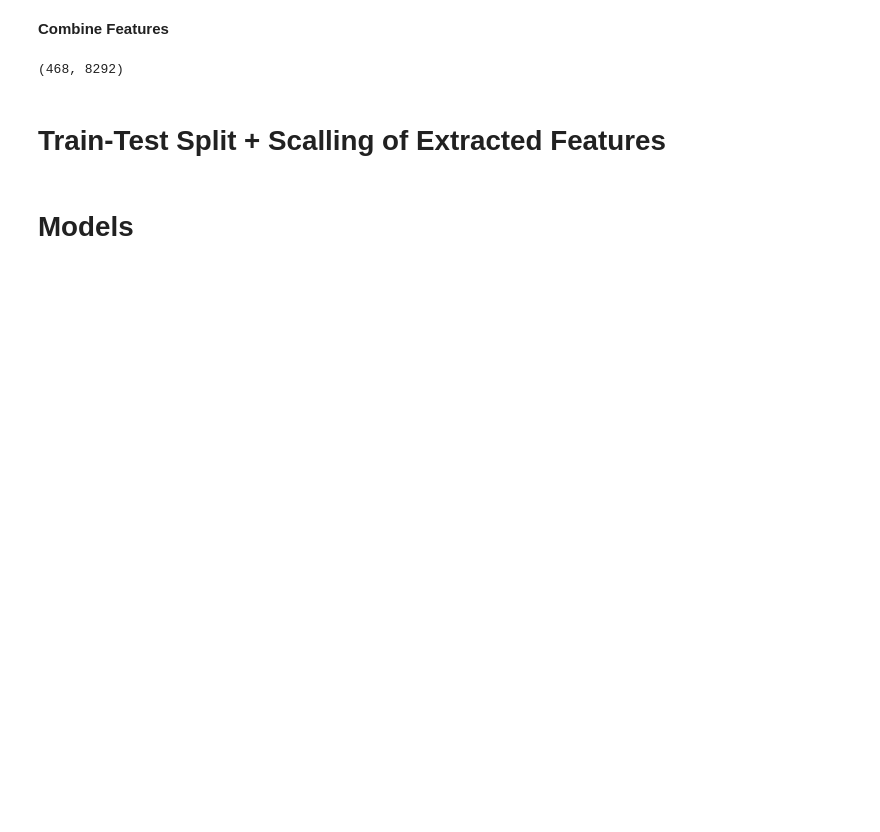
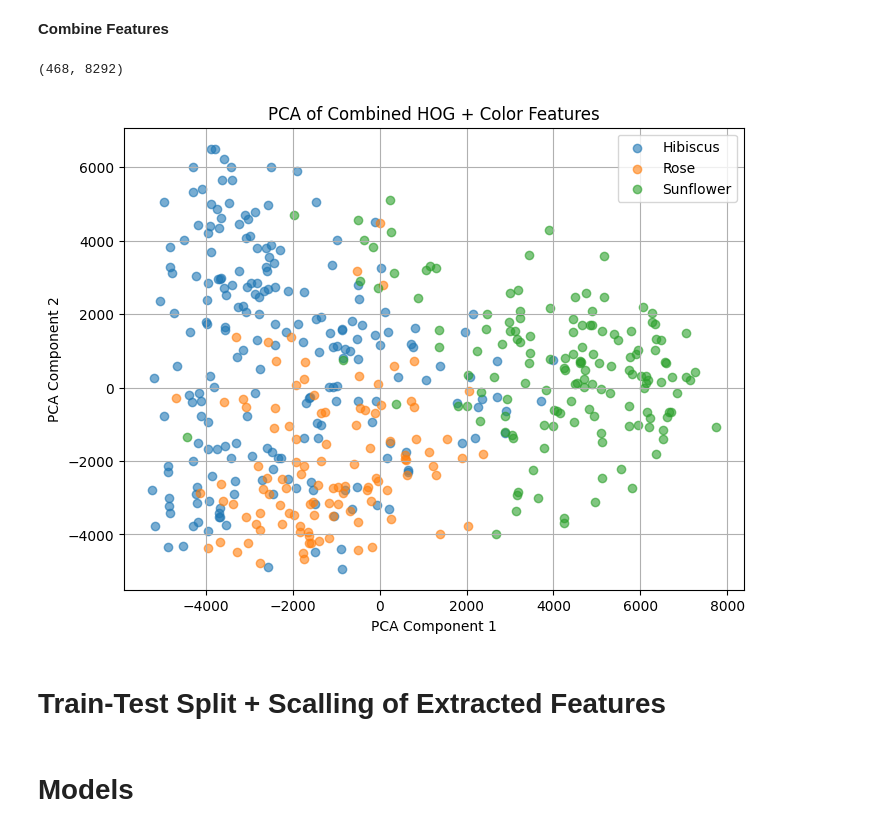
Before and after one commit to shree1an/Flower-Detection-System, a Jupyter notebook: 23047625_Shreejan_Giri.ipynb, the cells around one changed output. Cells and saved outputs as stored; diff of their text form; code cells hidden in the pictures; blank space fills up the shorter version.

```diff
--- a/23047625_Shreejan_Giri.ipynb
+++ b/23047625_Shreejan_Giri.ipynb
@@ -158,12 +277,55 @@ print(extract_color_features(images, bins=32).shape)
 # %% [markdown]
 **Combine Features**
-# %%
-hog_features = extract_hog_features(images)
-color_features = extract_color_features(images)
-
-X_features = np.hstack((hog_features, color_features))
-print(X_features.shape)
-# %% [output]
-(468, 8292)
+# %%
+# Combine HOG features (shape & texture information)
+# with color features (color distribution information)
+# Feature fusion is done by horizontally stacking both feature vectors
+X_features = np.hstack((hog_features, color_features))
+
+# Print the final feature matrix shape
+# Rows   -> number of images
+# Columns-> total combined features (HOG + Color)
+print(X_features.shape)
+# %% [output]
+(468, 8292)
+# %%
+# ---------------- PCA for Dimensionality Reduction ----------------
+# We use PCA to reduce the high-dimensional combined feature vectors
+# (HOG + color histograms) to 2 dimensions for visualization
+from sklearn.decomposition import PCA
+
+# Initialize PCA to 2 components for 2D plotting
+pca = PCA(n_components=2)
+
+# Fit PCA on combined features and transform them
+X_pca = pca.fit_transform(X_features)
+
+# ---------------- Scatter Plot of PCA Components ----------------
+plt.figure(figsize=(8,6))
+
+# Plot each flower class in the PCA space
+for i, class_name in enumerate(class_names):
+    plt.scatter(
+        X_pca[labels == i, 0],  # PCA component 1
+        X_pca[labels == i, 1],  # PCA component 2
+        label=class_name,       # Class label for legend
+        alpha=0.6               # Transparency for better visibility
+    )
+
+# Label axes and title
+plt.xlabel("PCA Component 1")
+plt.ylabel("PCA Component 2")
+plt.title("PCA of Combined HOG + Color Features")
+
+# Add legend for classes
+plt.legend()
+
+# Add grid for readability
+plt.grid(True)
+
+# Show the plot
+plt.show()
+# %% [output]
+[figure, added]
 # %% [markdown]
 # **Train-Test Split + Scalling of Extracted Features**
```
Also changed, not shown: parts of 21 cells of this notebook.
